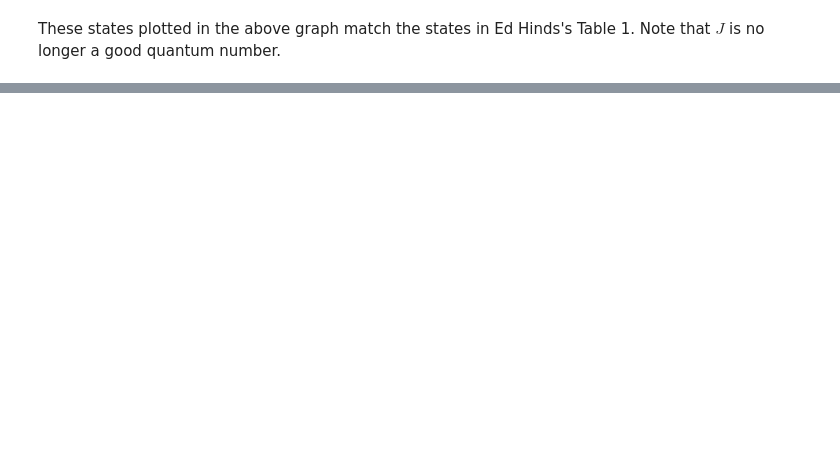
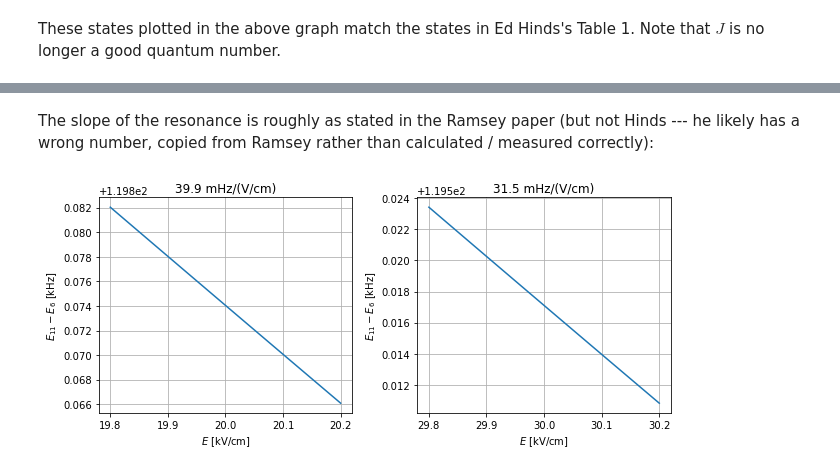
Before and after one commit to js216/TlF-ground-state-Hamiltonian, a Jupyter notebook: TlF Hyperfine Hamiltonian.ipynb, the cells around one changed output, grey strips where cells are left out. Drawn from its saved outputs; the diff is of its cells as text; code cells hidden in the pictures; blank space fills up the shorter version.

```diff
--- a/TlF Hyperfine Hamiltonian.ipynb
+++ b/TlF Hyperfine Hamiltonian.ipynb
@@ -918,0 +925,22 @@ These states plotted in the above graph match the states in Ed Hinds's Table 1.
+# %% [markdown]
+The slope of the resonance is roughly as stated in the Ramsey paper (but not Hinds --- he likely has a wrong number, copied from Ramsey rather than calculated / measured correctly):
+# %%
+dE = 0.2e3
+fig, axx = plt.subplots(ncols=2, figsize=(9,4))
+
+for i,E0 in enumerate([20e3, 30e3]):
+    E1, E2 = E0-dE, E0+dE
+    Ez_arr = np.linspace(E1, E2,100)
+
+    E_arr = spectrum(0*Ez_arr,0*Ez_arr,Ez_arr,0*Ez_arr,0*Ez_arr,0*Ez_arr, Hff_matrix=Hff_alt_m)
+    slope = 1e6*((E_arr[0,11]-E_arr[0,6])-(E_arr[-1,11]-E_arr[-1,6]))/(E2-E1)
+
+    axx[i].plot(Ez_arr/1e3, (E_arr[:,11]-E_arr[:,6]))
+    axx[i].set_title(str(round(slope,2))+" mHz/(V/cm)")
+    axx[i].set_xlabel("$E$ [kV/cm]")
+    axx[i].set_ylabel("$E_{11}-E_{6}$ [kHz]")
+    axx[i].grid();
+
+plt.tight_layout()
+# %% [output]
+[figure, added]
```
Also changed, not shown: parts of 30 cells of this notebook, 15 other files.
